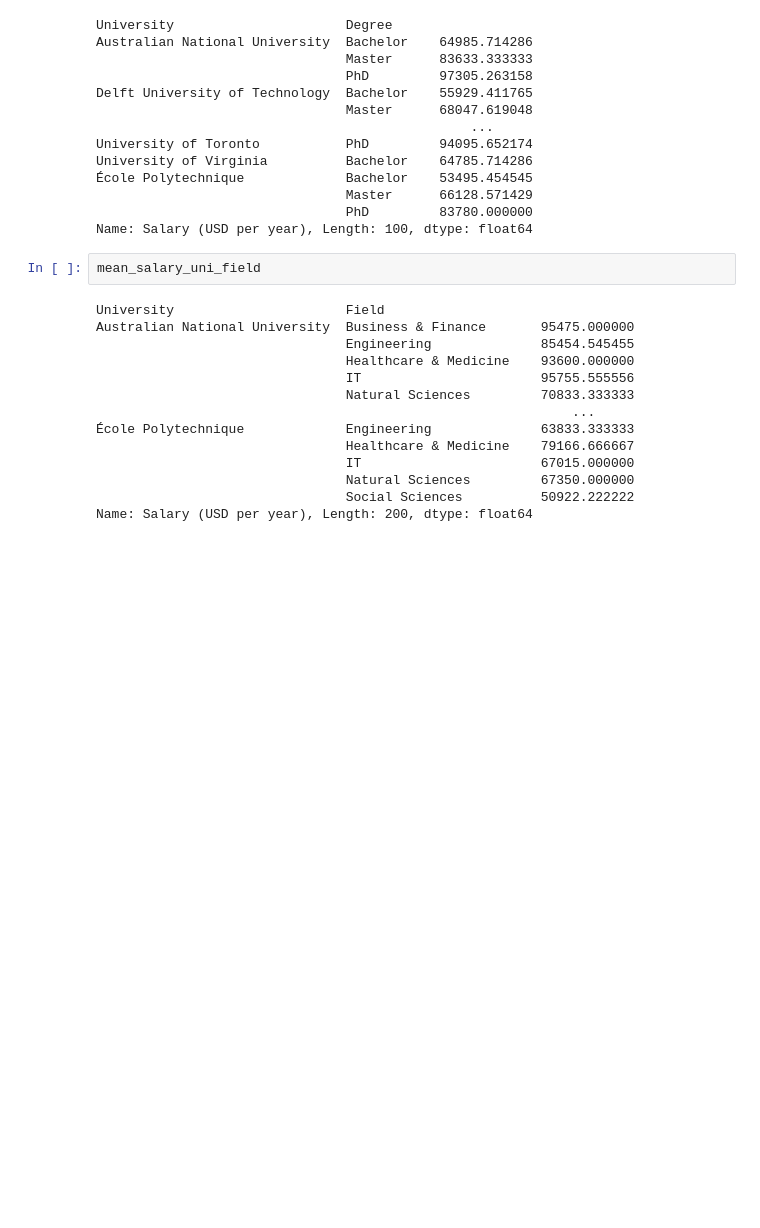
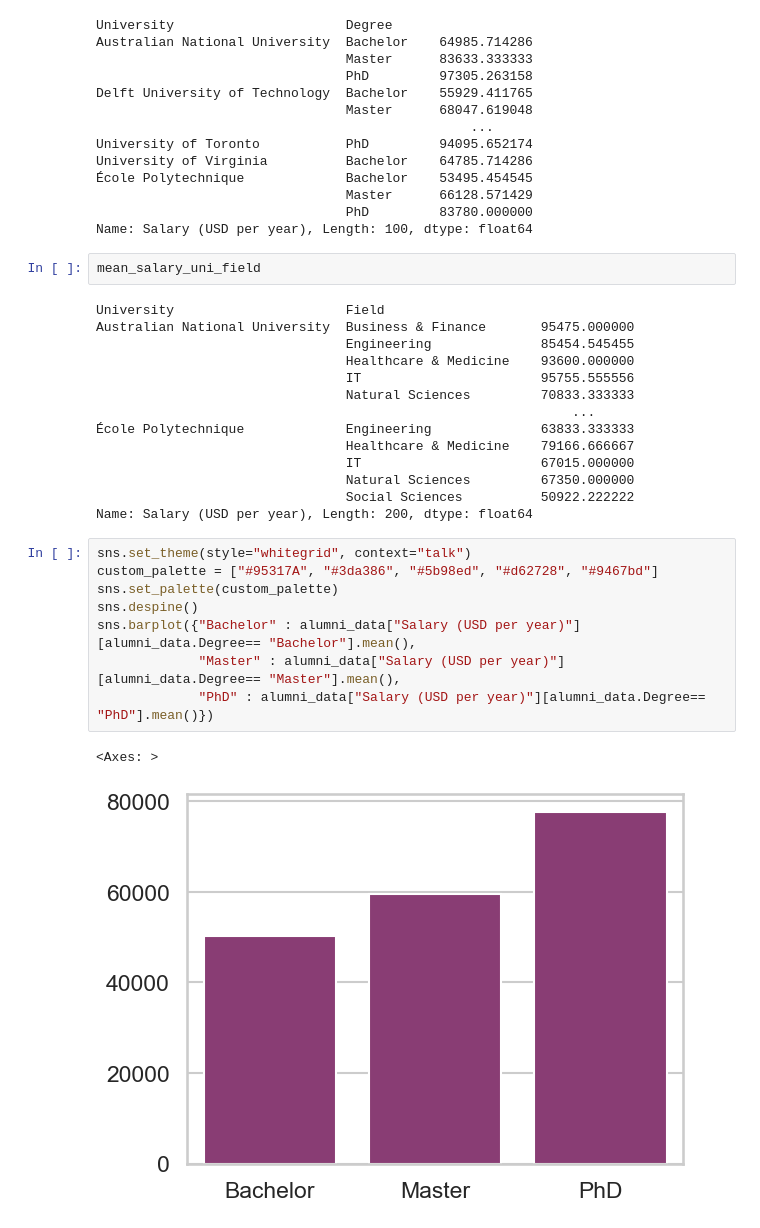
Before and after one commit to maxtheshock/PythonDS-Project, a Jupyter notebook: PythonNotebook.ipynb, the cells around one changed output. Drawn from its saved outputs; the diff is of its cells as text; blank space fills up the shorter version.

Commit message:
Creation Bar Charts

```diff
--- a/PythonNotebook.ipynb
+++ b/PythonNotebook.ipynb
@@ -435,3 +436,14 @@ Australian National University  Business & Finance       95475.000000
                                 Natural Sciences         67350.000000
                                 Social Sciences          50922.222222
 Name: Salary (USD per year), Length: 200, dtype: float64
+# %%
+sns.set_theme(style="whitegrid", context="talk")
+custom_palette = ["#95317A", "#3da386", "#5b98ed", "#d62728", "#9467bd"]
+sns.set_palette(custom_palette)
+sns.despine()
+sns.barplot({"Bachelor" : alumni_data["Salary (USD per year)"][alumni_data.Degree== "Bachelor"].mean(),
+             "Master" : alumni_data["Salary (USD per year)"][alumni_data.Degree== "Master"].mean(),
+             "PhD" : alumni_data["Salary (USD per year)"][alumni_data.Degree== "PhD"].mean()})
+# %% [output]
+<Axes: >
+[figure, added]
```
Also changed, not shown: parts of 1 cell of this notebook.
